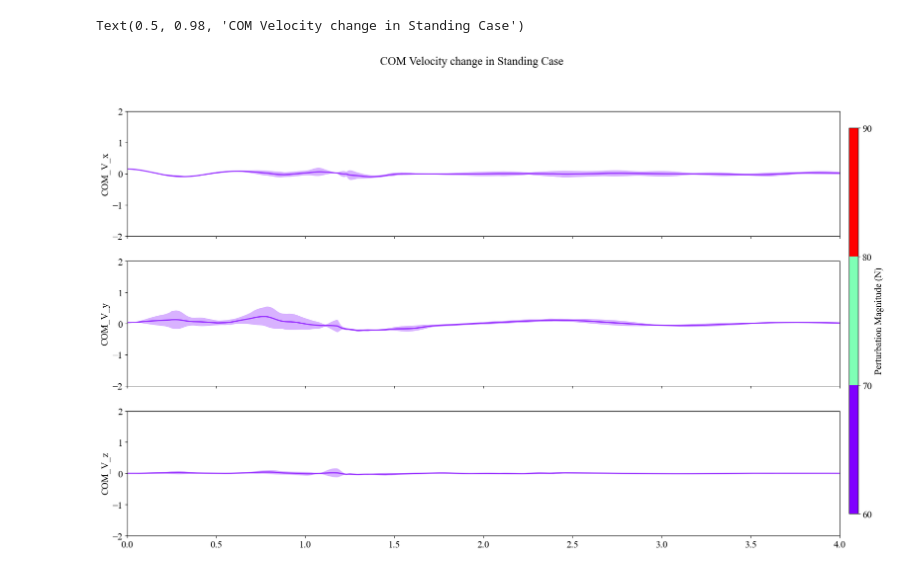
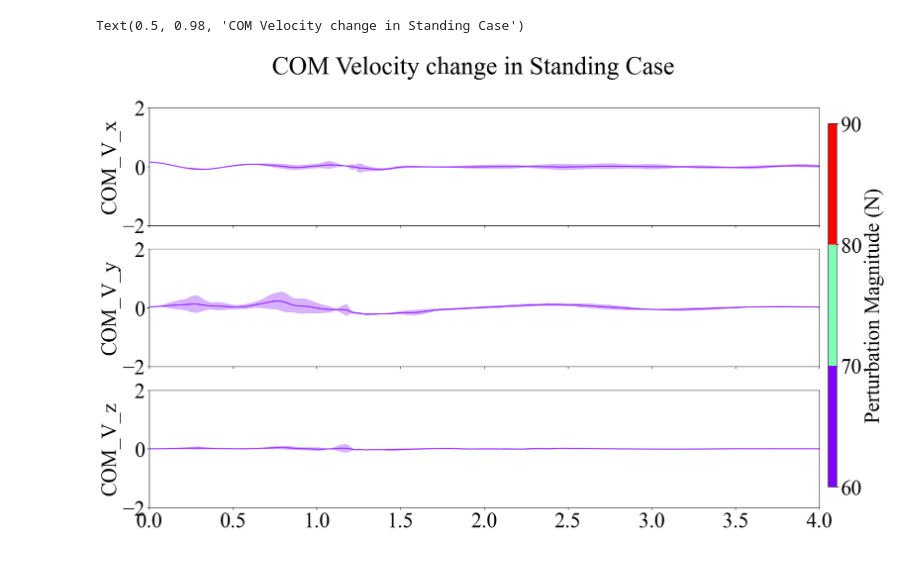
Before and after one commit to cherylwang20/MyoLeg_Sarcopenia, a Jupyter notebook: COM_V_study.ipynb, the cells around one changed output. Drawn from its saved outputs; the diff is of its cells as text; code cells hidden in the pictures.

```diff
--- a/COM_V_study.ipynb
+++ b/COM_V_study.ipynb
@@ -76,7 +76,7 @@ pert_AP = [pert_1_AP, pert_2_AP, pert_3_AP, pert_4_AP]
 
 plt.rcParams.update({
     "font.family": "Times New Roman",  # specify font family here
-    "font.size":15})
+    "font.size":35})
 
 x_time =np.linspace(0, 9, 900)
 colormap = plt.cm.rainbow
@@ -96,34 +96,34 @@ for j in range(len(pert_AP)):
         mean = np.mean(l[j], axis = 0)
         std = np.std(l[j], axis = 0)
         upper_x = mean[100:,0] + 2*std[100:,0]
         lower_x = mean[100:,0] - 2*std[100:,0]
         upper_y = mean[100:,1] + 2*std[100:,1]
         lower_y = mean[100:,1] - 2*std[100:,1]
         upper_z = mean[100:,2] + 2*std[100:,2]
         lower_z = mean[100:,2] - 2*std[100:,2]
         ax[0].set_ylabel(f'COM_V_x')
         ax[0].plot(x_time, np.mean(l[j], axis= 0)[100:,0], c = colormap(norm(np.mean(mean_pert))), alpha = 0.7, linewidth = 2)
         ax[0].fill_between(x_time, lower_x.flatten(), upper_x.flatten(), facecolor = colormap(norm(np.mean(mean_pert))), alpha = 0.3)
         ax[1].set_ylabel(f'COM_V_y')
         ax[1].plot(x_time, np.mean(l[j], axis= 0)[100:,1], c = colormap(norm(np.mean(mean_pert))), alpha = 0.7, linewidth = 2)
         ax[1].fill_between(x_time, lower_y.flatten(), upper_y.flatten(), facecolor = colormap(norm(np.mean(mean_pert))), alpha = 0.3)
         ax[2].set_ylabel(f'COM_V_z')
         ax[2].plot(x_time, np.mean(l[j], axis= 0)[100:,2], c = colormap(norm(np.mean(mean_pert))), alpha = 0.7, linewidth = 2)
         ax[2].fill_between(x_time, lower_z.flatten(), upper_z.flatten(), facecolor = colormap(norm(np.mean(mean_pert))), alpha = 0.3)
 
 sm = plt.cm.ScalarMappable(cmap=colormap, norm=norm)
 sm.set_array([])
 
 plt.subplots_adjust(right=0.9)
 cbar_ax = fig.add_axes([0.91, 0.15, 0.01, 0.7])
 cbar = plt.colorbar(sm, ticks=np.linspace(60, 90, 4), cax=cbar_ax)
 cbar.set_label('Perturbation Magnitude (N)')
 
 plt.setp(ax, xlim=[0, 4], ylim = [-2, 2])
 fig.suptitle('COM Velocity change in Standing Case')
 # %% [output]
 Text(0.5, 0.98, 'COM Velocity change in Standing Case')
-[figure, old version]
+[figure, new version]
 # %%
 pert_1_AP, pert_2_AP, pert_3_AP, pert_4_AP = [], [], [], []
 
```
Also changed, not shown: parts of 2 cells of this notebook, 1 other file.
